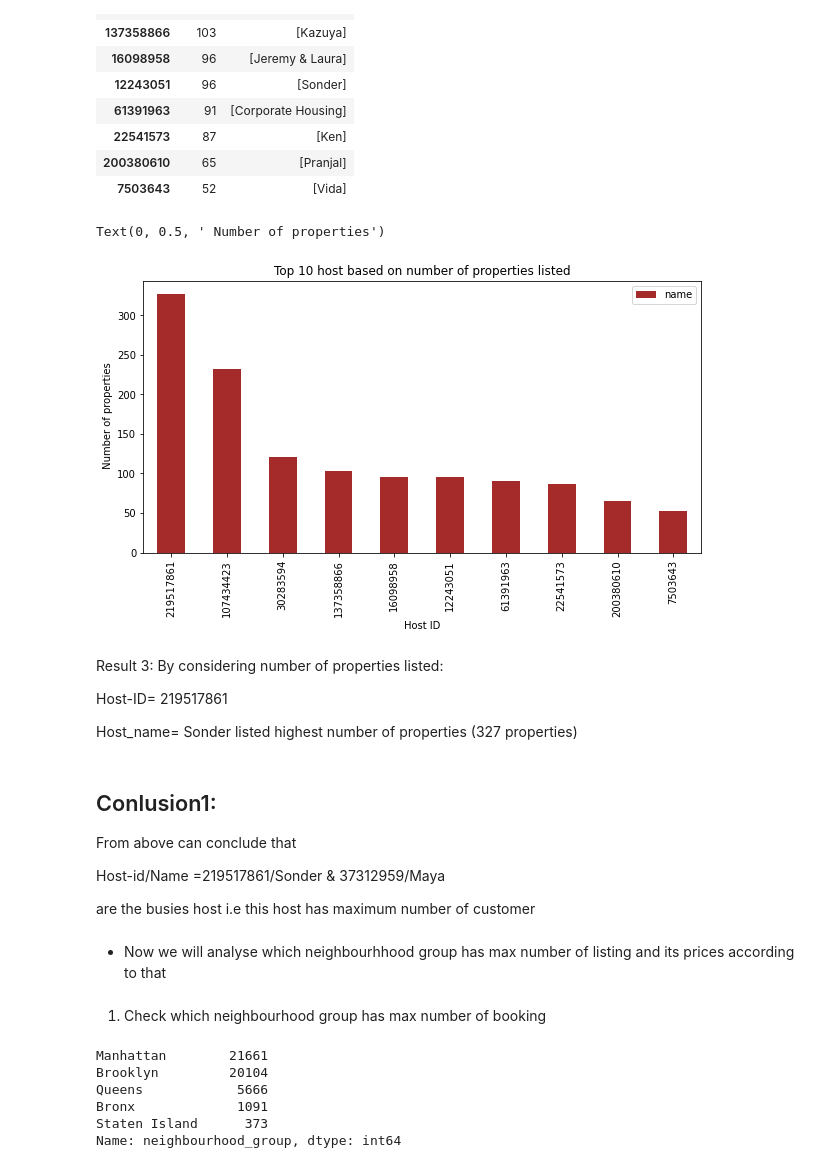
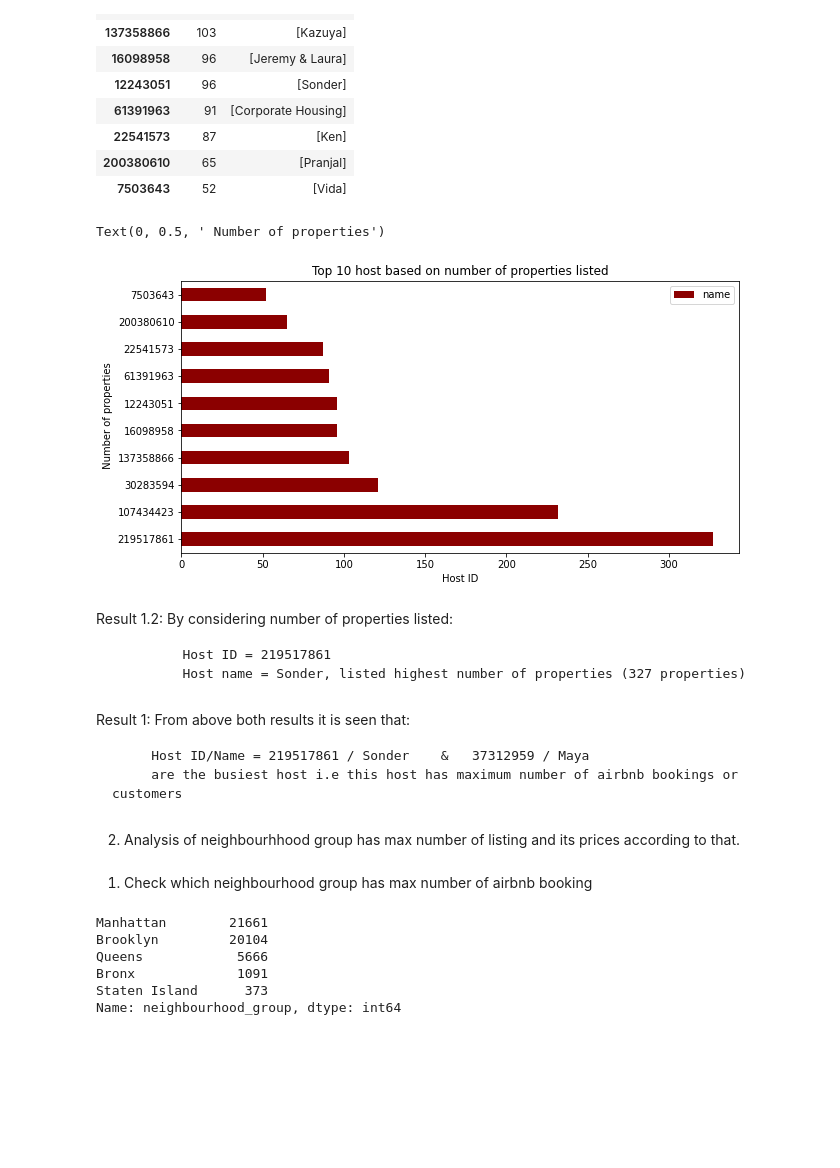
Before and after one commit to Mr-Premanand/Airbnb-Booking-Analysis, a Jupyter notebook: Airbnb_Bookings_Analysis_Capstone_Project.ipynb, the cells around one changed output. Drawn from its saved outputs; the diff is of its cells as text; code cells hidden in the pictures; blank space fills up the shorter version.

```diff
--- a/Airbnb_Bookings_Analysis_Capstone_Project.ipynb
+++ b/Airbnb_Bookings_Analysis_Capstone_Project.ipynb
@@ -190,7 +173,0 @@ busy_host_id2
-# %%
-# Now plot the abov result using bar graph
-plt.rcParams['figure.figsize'] = (10, 5)      # defining the size of the graph
-busy_host_id2.plot.bar(color="darkred")
-plt.title("Top 10 busiest host based on number of reviews")
-plt.xlabel("Host ID")
-plt.ylabel(" Number of reviews")
@@ -230,32 +195,28 @@ busy_host_id3
 | 200380610 | 65 | [Pranjal] |
 | 7503643 | 52 | [Vida] |
 # %%
-# Now plot theabove result
+# Now plot the above result
 plt.rcParams['figure.figsize'] = (10, 5)      # defining the size of the graph
-busy_host_id3.plot.bar(color="brown")
+
+busy_host_id3.plot.barh(color="darkred")
 plt.title("Top 10 host based on number of properties listed")
 plt.xlabel("Host ID")
 plt.ylabel(" Number of properties")
 # %% [output]
 Text(0, 0.5, ' Number of properties')
-[figure, old version]
+[figure, new version]
 # %% [markdown]
-Result 3:
-By considering number of properties listed:
+Result 1.2: By considering number of properties listed:
 
-Host-ID= 219517861
-
-Host_name= Sonder  listed highest number of properties (327 properties)
+             Host ID = 219517861
+             Host name = Sonder, listed highest number of properties (327 properties)
 # %% [markdown]
-## Conlusion1:
+Result 1: From above both results it is seen that:
 
-From above can conclude that
-
-Host-id/Name =219517861/Sonder  &  37312959/Maya
-
-are the busies host i.e this host has maximum number of customer
+         Host ID/Name = 219517861 / Sonder    &   37312959 / Maya
+         are the busiest host i.e this host has maximum number of airbnb bookings or customers
 # %% [markdown]
-- Now we will analyse which neighbourhhood group has max number of listing and its prices according to that
+2. Analysis of neighbourhhood group has max number of listing and its prices according to that.
 # %% [markdown]
-1. Check which neighbourhood group has max number of booking
+1. Check which neighbourhood group has max number of  airbnb booking
 # %%
```
Also changed, not shown: parts of 55 cells of this notebook.
